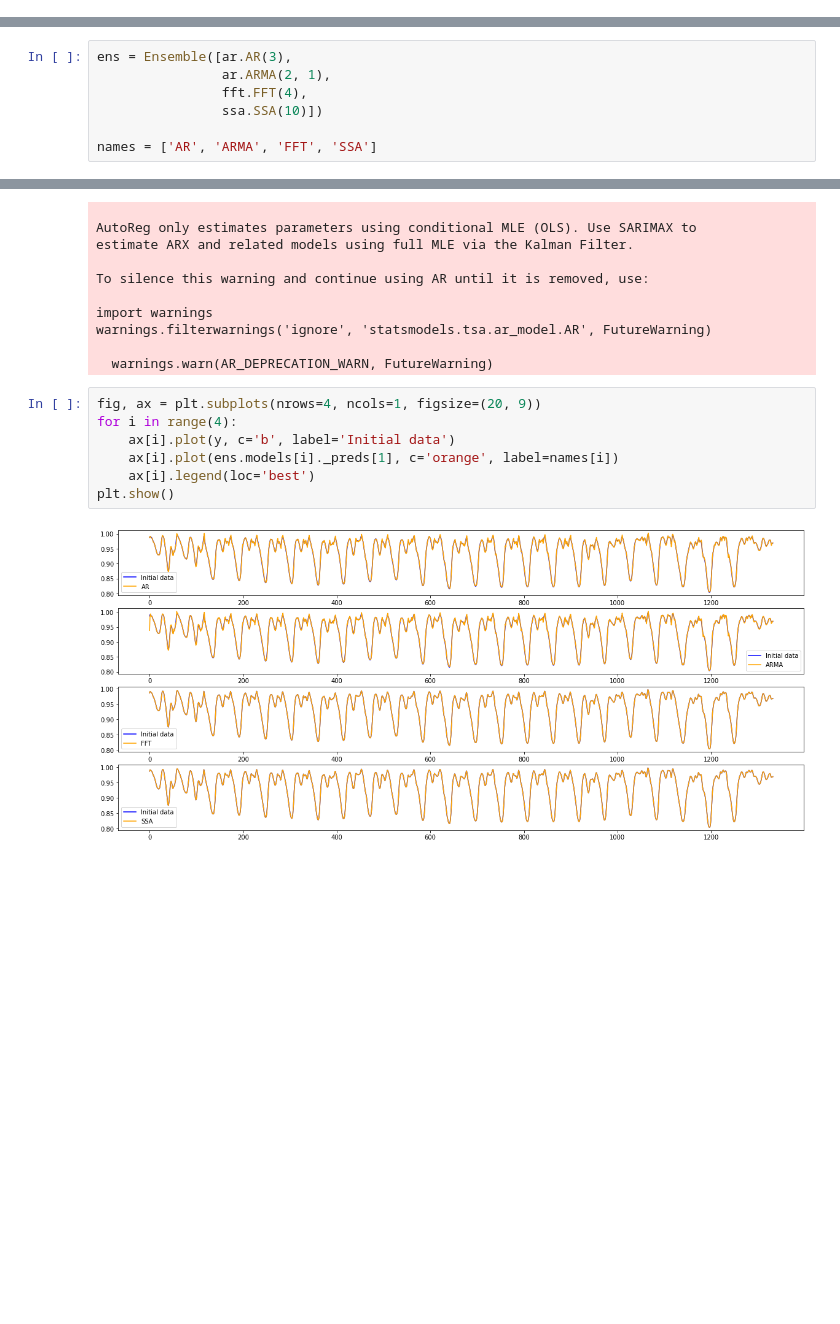
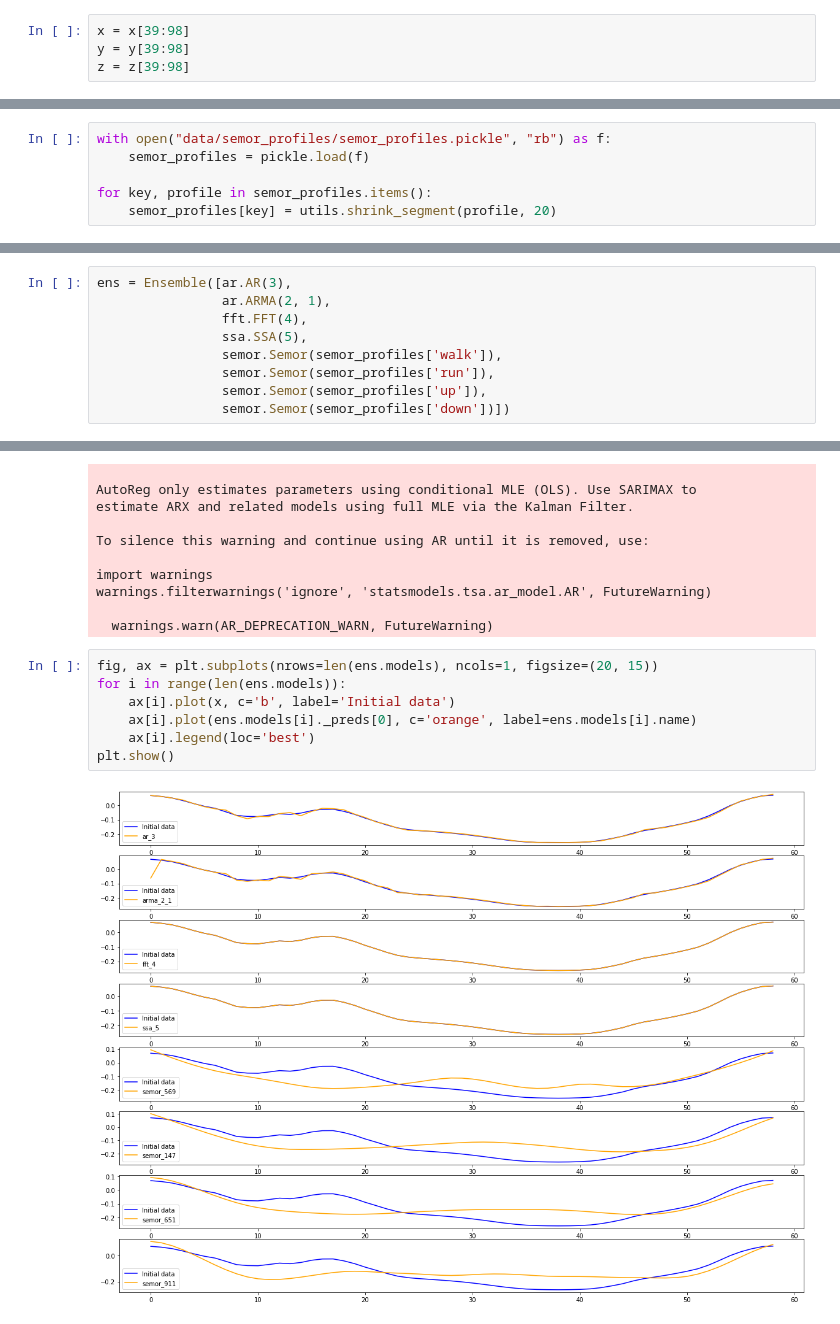
Before and after one commit to livenrlty/Local-Approximation-Models, a Jupyter notebook: exps.ipynb, the cells around one changed output, grey strips where cells are left out. Saved outputs shown, nothing was run; the diff lists cells and outputs as text; blank space fills up the shorter version.

```diff
--- a/exps.ipynb
+++ b/exps.ipynb
@@ -25,0 +27,4 @@ plt.show()
+# %%
+x = x[39:98]
+y = y[39:98]
+z = z[39:98]
@@ -25,0 +34,6 @@ plt.show()
+# %%
+with open("data/semor_profiles/semor_profiles.pickle", "rb") as f:
+    semor_profiles = pickle.load(f)
+
+for key, profile in semor_profiles.items():
+    semor_profiles[key] = utils.shrink_segment(profile, 20)
@@ -27,7 +52,9 @@ plt.show()
 ens = Ensemble([ar.AR(3),
                 ar.ARMA(2, 1),
                 fft.FFT(4),
-                ssa.SSA(10)])
-
-names = ['AR', 'ARMA', 'FFT', 'SSA']
+                ssa.SSA(5),
+                semor.Semor(semor_profiles['walk']),
+                semor.Semor(semor_profiles['run']),
+                semor.Semor(semor_profiles['up']),
+                semor.Semor(semor_profiles['down'])])
 # %%
@@ -57,11 +86,11 @@ warnings.filterwarnings('ignore', 'statsmodels.tsa.ar_model.AR', FutureWarning)
 
   warnings.warn(AR_DEPRECATION_WARN, FutureWarning)
 # %%
-fig, ax = plt.subplots(nrows=4, ncols=1, figsize=(20, 9))
-for i in range(4):
-    ax[i].plot(y, c='b', label='Initial data')
-    ax[i].plot(ens.models[i]._preds[1], c='orange', label=names[i])
+fig, ax = plt.subplots(nrows=len(ens.models), ncols=1, figsize=(20, 15))
+for i in range(len(ens.models)):
+    ax[i].plot(x, c='b', label='Initial data')
+    ax[i].plot(ens.models[i]._preds[0], c='orange', label=ens.models[i].name)
     ax[i].legend(loc='best')
 plt.show()
 # %% [output]
-[figure, old version]
+[figure, new version]
```
Also changed, not shown: parts of 14 cells of this notebook, 5 other files.
